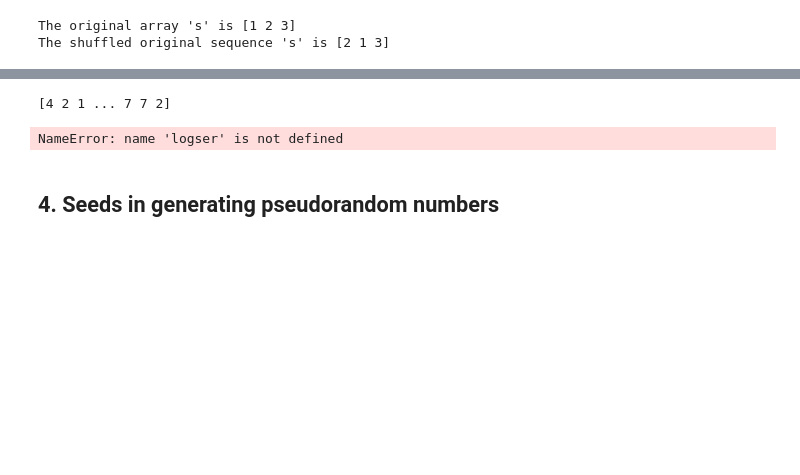
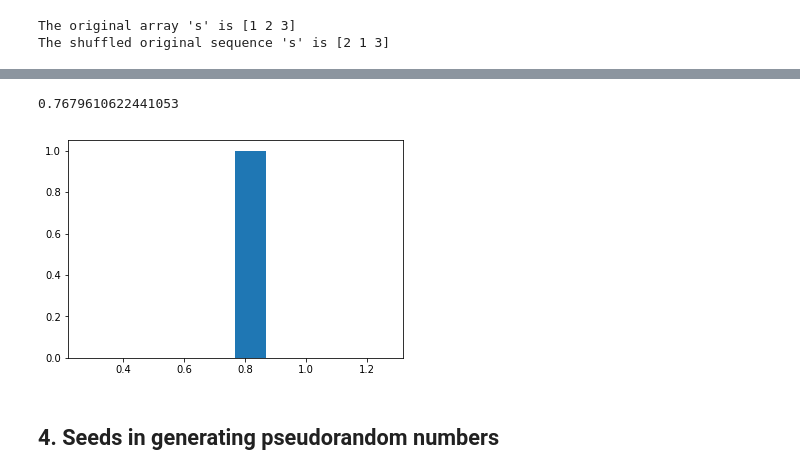
Before and after one commit to moranneil/Programming-For-Data-Analysis-Assignment-2019, a Jupyter notebook: NumpyRandom.ipynb, the cells around one changed output, grey strips where cells are left out. Cells and saved outputs as stored; diff of their text form; code cells hidden in the pictures; blank space fills up the shorter version.

```diff
--- a/NumpyRandom.ipynb
+++ b/NumpyRandom.ipynb
@@ -474,12 +579,14 @@ plt.show()
 # %%
-poi = np.random.poisson(5, 10000)
-print(poi)
+scale = 1
+exp = np.random.exponential(scale)
+print(exp)
 %matplotlib inline
-plt.hist(logser)
+plt.hist(exp)
+
 plt.show()
 # %% [output]
-[4 2 1 ... 7 7 2]
+0.7679610622441053
-NameError: name 'logser' is not defined
+[figure, added]
 # %% [markdown]
 ## 4. Seeds in generating pseudorandom numbers
 # %% [markdown]
```
Also changed, not shown: parts of 20 cells of this notebook, 1 other file.
